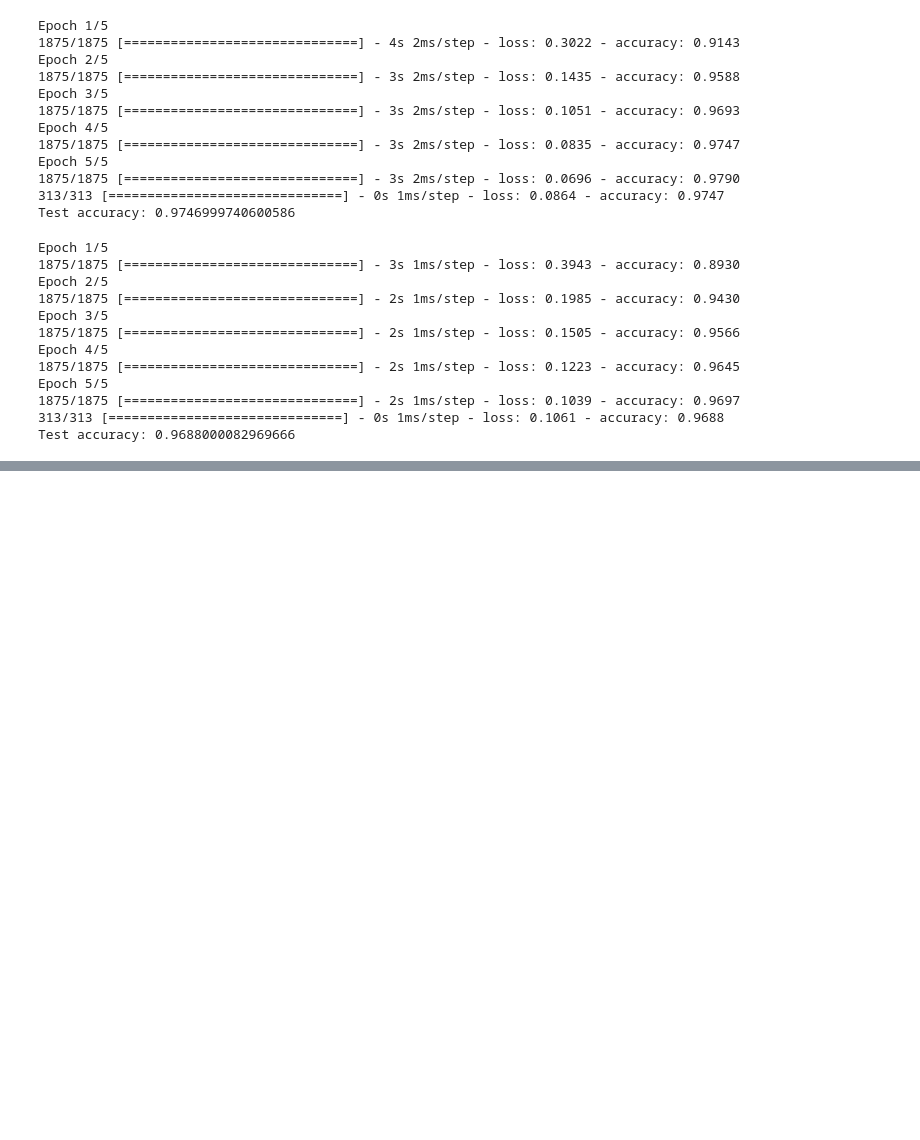
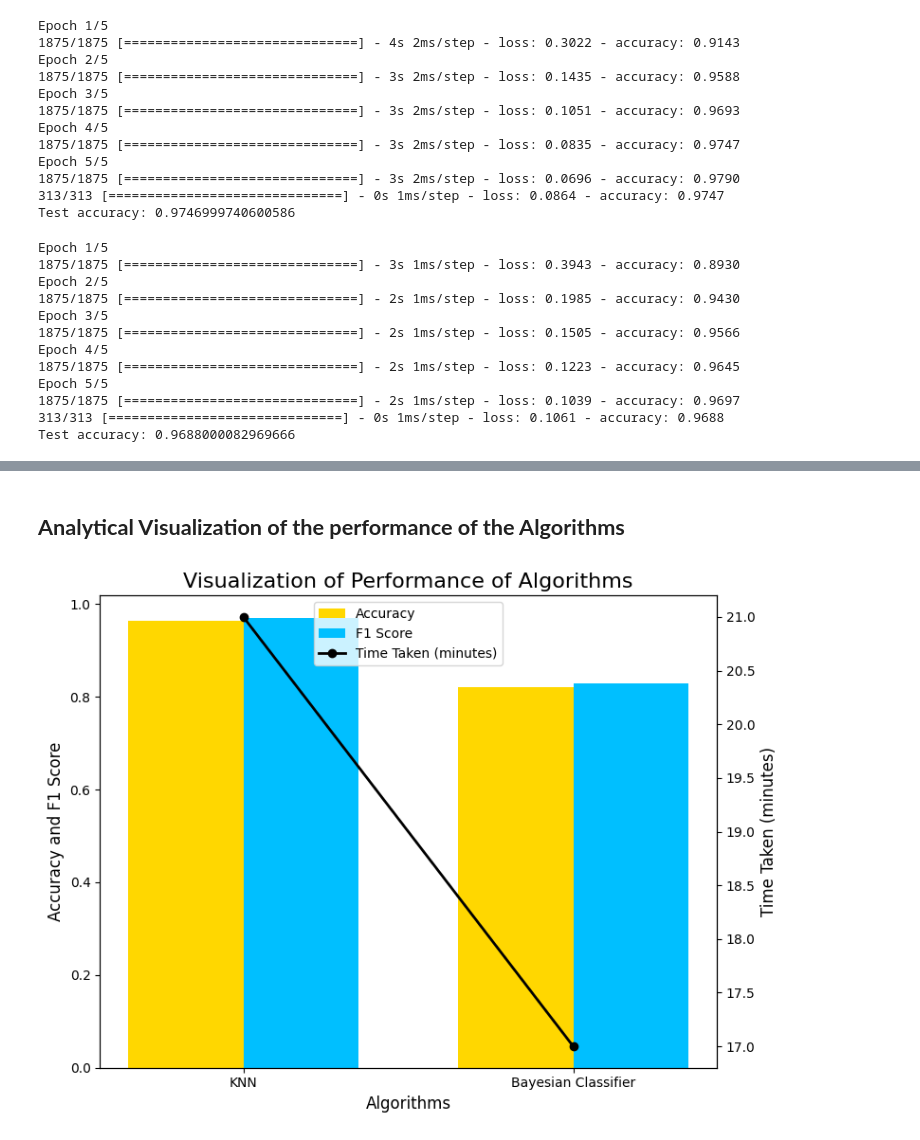
Before and after one commit to NaomyChemungor/AI_Autumn2023, a Jupyter notebook: AI_Project.ipynb, the cells around one changed output, grey strips where cells are left out. Saved outputs shown, nothing was run; the diff lists cells and outputs as text; code cells hidden in the pictures; blank space fills up the shorter version.

```diff
--- a/AI_Project.ipynb
+++ b/AI_Project.ipynb
@@ -475,0 +533,45 @@ Accuracy: 75.42%
+# %% [markdown]
+## **Analytical Visualization of the performance of the Algorithms**
+# %%
+import matplotlib.pyplot as plt
+import numpy as np
+
+# Data
+algorithms = ['KNN', 'Bayesian Classifier']
+accuracy = [0.964, 0.82]
+f1_score = [0.97, 0.83]
+time_taken = [21, 17]  # in minutes
+
+fig, ax1 = plt.subplots(figsize=(8, 6))
+
+# Plotting accuracy and F1 score
+width = 0.35  # Width of each bar
+x = np.arange(len(algorithms))  # Generate x-axis locations
+
+bars_acc = ax1.bar(x - width/2, accuracy, color='gold', label='Accuracy', width=width)
+bars_f1 = ax1.bar(x + width/2, f1_score, color='deepskyblue', label='F1 Score', width=width)
+
+ax1.set_ylabel('Accuracy and F1 Score', color='black', fontsize=12)
+ax1.tick_params('y', colors='black')
+
+# Creating the second y-axis for time taken
+ax2 = ax1.twinx()
+ax2.plot(algorithms, time_taken, color='black', marker='o', linewidth=2, label='Time Taken (minutes)')
+ax2.set_ylabel('Time Taken (minutes)', color='black', fontsize=12)
+ax2.tick_params('y', colors='black')
+
+# Title and labels
+plt.title('Visualization of Performance of Algorithms', fontsize=16)
+ax1.set_xlabel('Algorithms', fontsize=12)
+plt.xticks(x, algorithms, fontsize=10)
+plt.yticks(fontsize=10)
+
+# Adding legend
+lines, labels = ax1.get_legend_handles_labels()
+lines2, labels2 = ax2.get_legend_handles_labels()
+ax2.legend(lines + lines2, labels + labels2, loc='upper center', fontsize=10)
+
+plt.tight_layout()
+plt.show()
+# %% [output]
+[figure, added]
```
Also changed, not shown: parts of 11 cells of this notebook.
